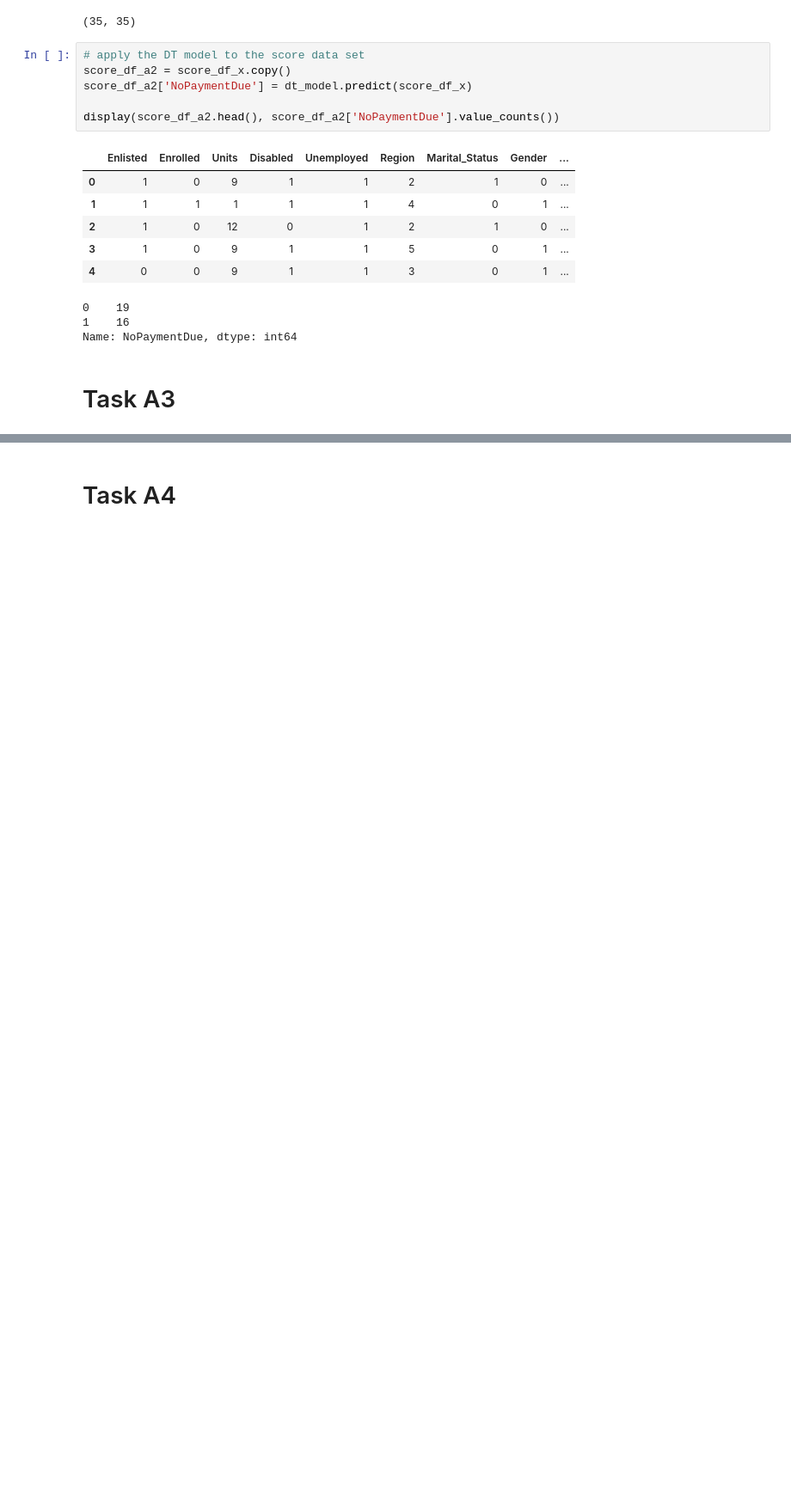
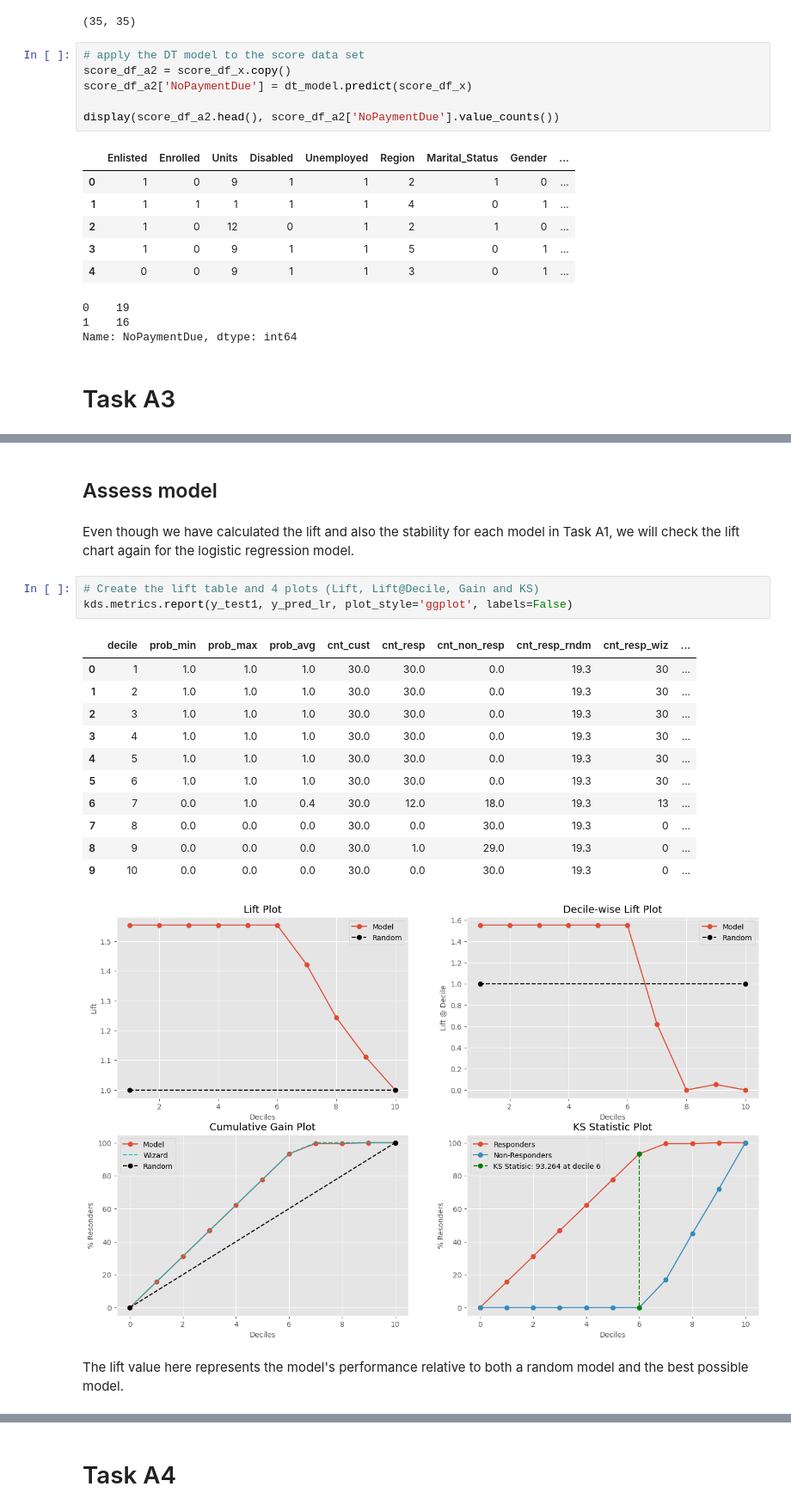
Before and after one commit to MSWinds/dm-group1-project, a Jupyter notebook: Final_Project.ipynb, the cells around one changed output, grey strips where cells are left out. Shown at 86% size. Drawn from its saved outputs; the diff is of its cells as text; blank space fills up the shorter version.

```diff
--- a/Final_Project.ipynb
+++ b/Final_Project.ipynb
@@ -2280,0 +2313,22 @@ Name: NoPaymentDue, dtype: int64
+# %% [markdown]
+## Assess model
+# %% [markdown]
+Even though we have calculated the lift and also the stability for each model in Task A1, we will check the lift chart again for the logistic regression model.
+# %%
+# Create the lift table and 4 plots (Lift, Lift@Decile, Gain and KS)
+kds.metrics.report(y_test1, y_pred_lr, plot_style='ggplot', labels=False)
+# %% [output]
+|  | decile | prob_min | prob_max | prob_avg | cnt_cust | cnt_resp | cnt_non_resp | cnt_resp_rndm | cnt_resp_wiz | ... |
+| 0 | 1 | 1.0 | 1.0 | 1.0 | 30.0 | 30.0 | 0.0 | 19.3 | 30 | ... |
+| 1 | 2 | 1.0 | 1.0 | 1.0 | 30.0 | 30.0 | 0.0 | 19.3 | 30 | ... |
+| 2 | 3 | 1.0 | 1.0 | 1.0 | 30.0 | 30.0 | 0.0 | 19.3 | 30 | ... |
+| 3 | 4 | 1.0 | 1.0 | 1.0 | 30.0 | 30.0 | 0.0 | 19.3 | 30 | ... |
+| 4 | 5 | 1.0 | 1.0 | 1.0 | 30.0 | 30.0 | 0.0 | 19.3 | 30 | ... |
+| 5 | 6 | 1.0 | 1.0 | 1.0 | 30.0 | 30.0 | 0.0 | 19.3 | 30 | ... |
+| 6 | 7 | 0.0 | 1.0 | 0.4 | 30.0 | 12.0 | 18.0 | 19.3 | 13 | ... |
+| 7 | 8 | 0.0 | 0.0 | 0.0 | 30.0 | 0.0 | 30.0 | 19.3 | 0 | ... |
+| 8 | 9 | 0.0 | 0.0 | 0.0 | 30.0 | 1.0 | 29.0 | 19.3 | 0 | ... |
+| 9 | 10 | 0.0 | 0.0 | 0.0 | 30.0 | 0.0 | 30.0 | 19.3 | 0 | ... |
+[figure, added]
+# %% [markdown]
+The lift value here represents the model's performance relative to both a random model and the best possible model.
```
Also changed, not shown: parts of 44 cells of this notebook.
